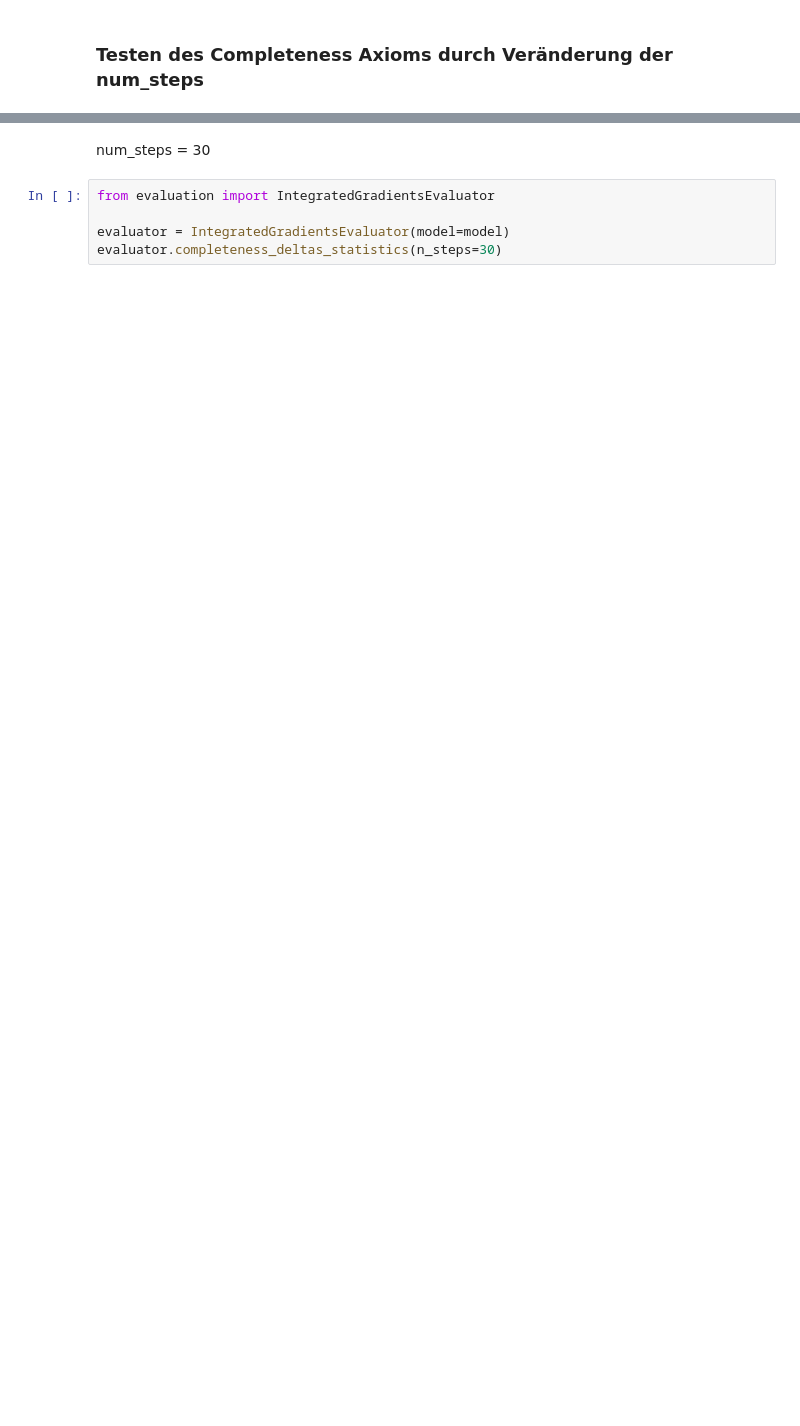
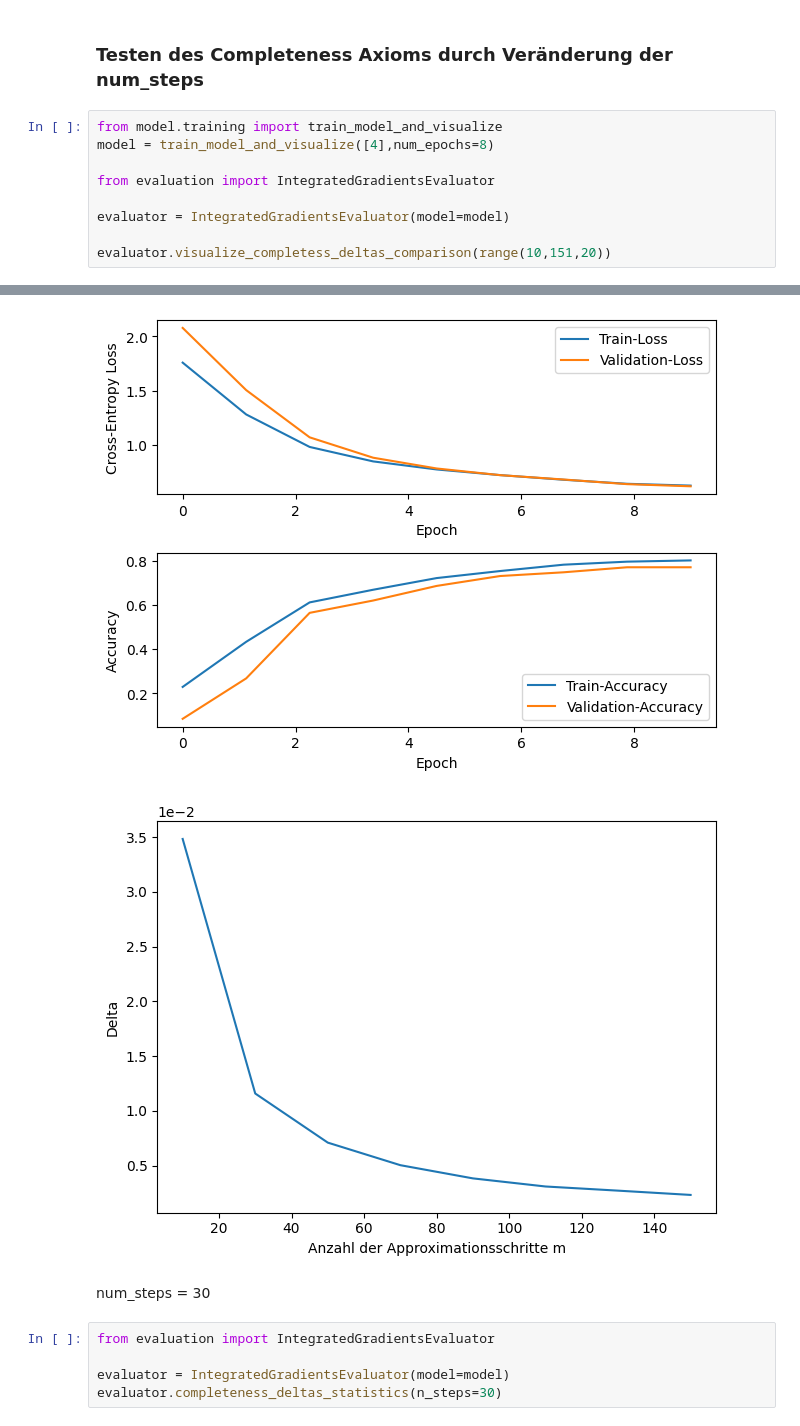
Before and after one commit to surajk222/Project_Group_Attribution_Method, a Jupyter notebook: integrated_gradients_exploration.ipynb, the cells around one changed output, grey strips where cells are left out. Cells and saved outputs as stored; diff of their text form; blank space fills up the shorter version.

Commit message:
integrated gradients completeness axiom

```diff
--- a/integrated_gradients_exploration.ipynb
+++ b/integrated_gradients_exploration.ipynb
@@ -48,2 +45,12 @@ tensor([1.5622e-03, 9.2467e-19, 1.0923e-05, 7.9610e-01, 3.6359e-04, 7.0962e-02,
 # %% [markdown]
 ### Testen des Completeness Axioms durch Veränderung der num_steps
+# %%
+from model.training import train_model_and_visualize
+model = train_model_and_visualize([4],num_epochs=8)
+
+from evaluation import IntegratedGradientsEvaluator
+
+evaluator = IntegratedGradientsEvaluator(model=model)
+
+evaluator.visualize_completess_deltas_comparison(range(10,151,20))
+# %% [output]
@@ -50,3 +70,5 @@ tensor([1.5622e-03, 9.2467e-19, 1.0923e-05, 7.9610e-01, 3.6359e-04, 7.0962e-02,
+[figure, added]
+[figure, added]
 # %% [markdown]
 num_steps = 30
 # %%
```
Also changed, not shown: parts of 8 cells of this notebook, 2 other files.
